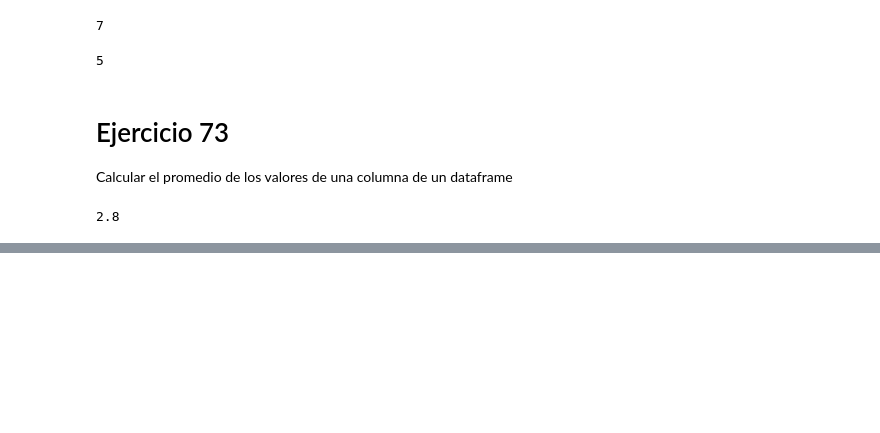
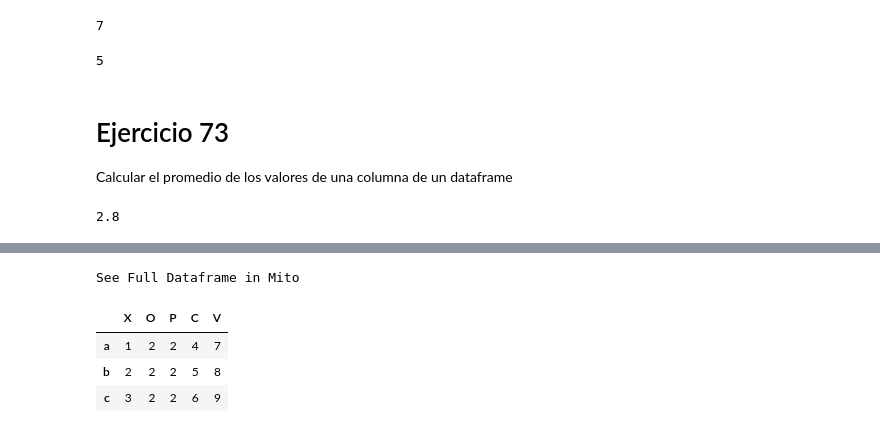
Before and after one commit to TherealVL/Ejercicios_Pandas, a Jupyter notebook: Ejercicios_Panda.ipynb, the cells around one changed output, grey strips where cells are left out. Cells and saved outputs as stored; diff of their text form; code cells hidden in the pictures; blank space fills up the shorter version.

```diff
--- a/Ejercicios_Panda.ipynb
+++ b/Ejercicios_Panda.ipynb
@@ -965,0 +969,3 @@ df71['intentos'].mean()
+# %%
+df72 = pd.DataFrame(data=datos72, index=indice72)
+df72
@@ -965,0 +978,9 @@ df71['intentos'].mean()
+# %%
+df72.insert(1,'O',2)
+df72
+# %% [output]
+See Full Dataframe in Mito
+|  | X | O | P | C | V |
+| a | 1 | 2 | 2 | 4 | 7 |
+| b | 2 | 2 | 2 | 5 | 8 |
+| c | 3 | 2 | 2 | 6 | 9 |
```
Also changed, not shown: parts of 2 cells of this notebook.
